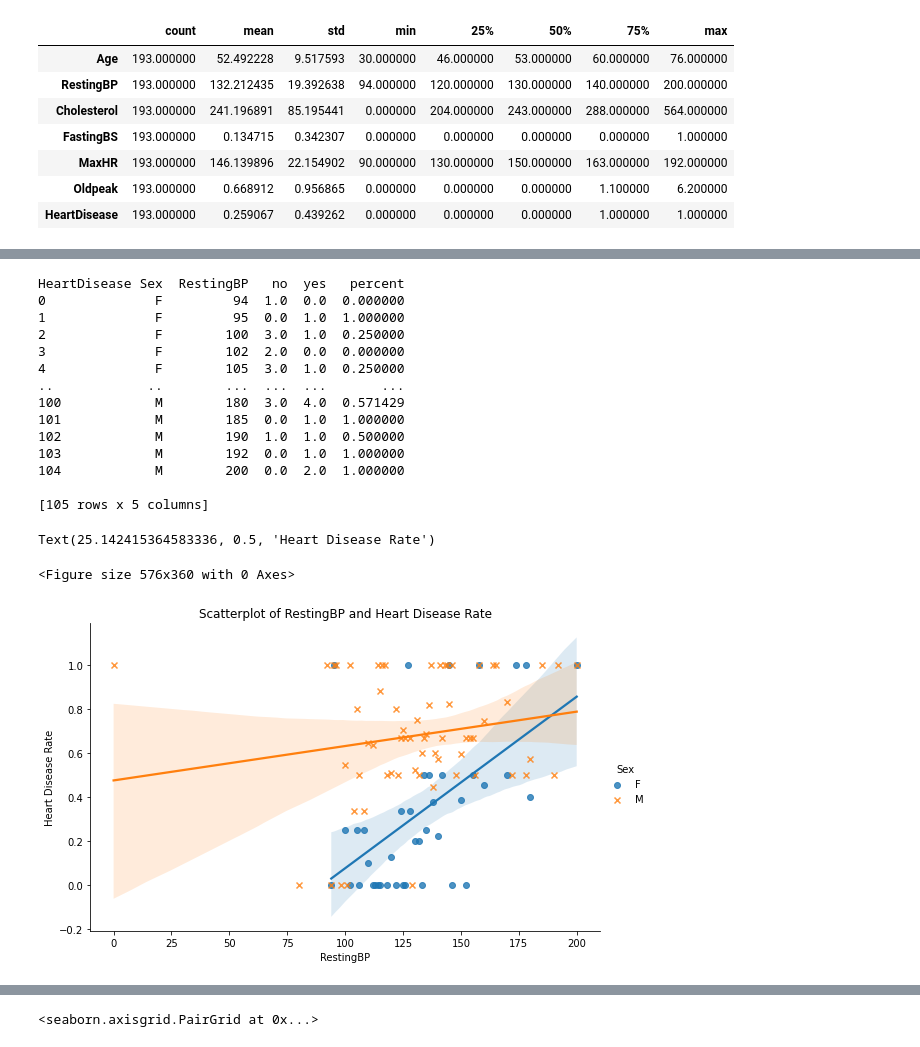
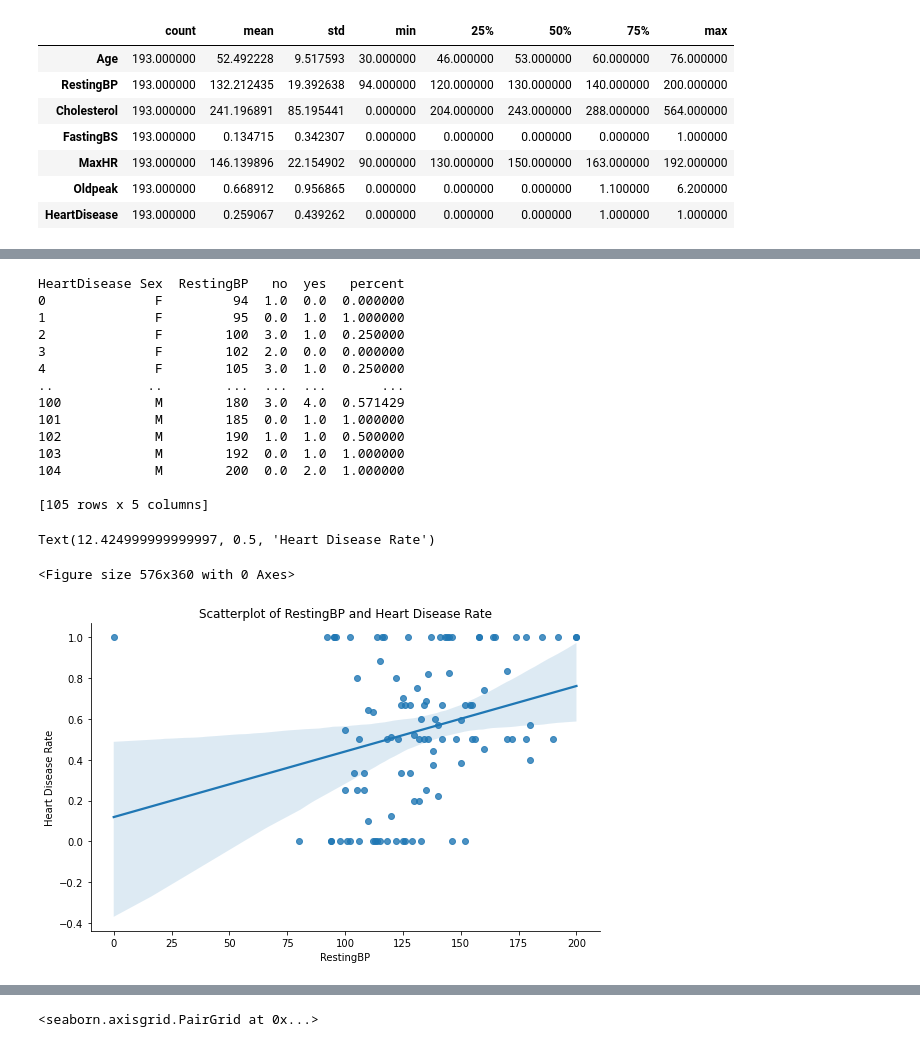
Before and after one commit to rskpdev/ECE-143-Project, a Jupyter notebook: notebooks/ece143project.ipynb, the cells around one changed output, grey strips where cells are left out. Cells and saved outputs as stored; diff of their text form; code cells hidden in the pictures.

```diff
--- a/notebooks/ece143project.ipynb
+++ b/notebooks/ece143project.ipynb
@@ -292,31 +326,31 @@ Text(24.49357096354167, 0.5, 'Heart Disease Rate')
 # %%
 BP_data = df[['Sex','RestingBP','HeartDisease']].value_counts().unstack().rename(columns={0:"no", 1:"yes"})
 BP_data.fillna(0.0,inplace=True)
 BP_data['percent']=BP_data.apply(lambda x:x.yes/(x.no+x.yes) ,axis=1)
 BP_data.reset_index(inplace=True)
 print(BP_data)
 plt.figure(figsize=(8,5))
-sns.lmplot(x='RestingBP', y='percent', data=BP_data, hue='Sex', height=5, aspect=1.6,markers=["o", "x"])
+sns.lmplot(x='RestingBP', y='percent', data=BP_data, height=5, aspect=1.6)
 plt.title('Scatterplot of RestingBP and Heart Disease Rate')
 plt.ylabel('Heart Disease Rate')
 # %% [output]
 HeartDisease Sex  RestingBP   no  yes   percent
 0              F         94  1.0  0.0  0.000000
 1              F         95  0.0  1.0  1.000000
 2              F        100  3.0  1.0  0.250000
 3              F        102  2.0  0.0  0.000000
 4              F        105  3.0  1.0  0.250000
 ..            ..        ...  ...  ...       ...
 100            M        180  3.0  4.0  0.571429
 101            M        185  0.0  1.0  1.000000
 102            M        190  1.0  1.0  0.500000
 103            M        192  0.0  1.0  1.000000
 104            M        200  0.0  2.0  1.000000
 
 [105 rows x 5 columns]
-Text(25.142415364583336, 0.5, 'Heart Disease Rate')
+Text(12.424999999999997, 0.5, 'Heart Disease Rate')
 <Figure size 576x360 with 0 Axes>
-[figure, old version]
+[figure, new version]
 # %%
 chole_data = df[['Sex','Cholesterol','HeartDisease']].value_counts().unstack().rename(columns={0:"no", 1:"yes"})
 chole_data.fillna(0.0,inplace=True)
```
Also changed, not shown: parts of 11 cells of this notebook.
